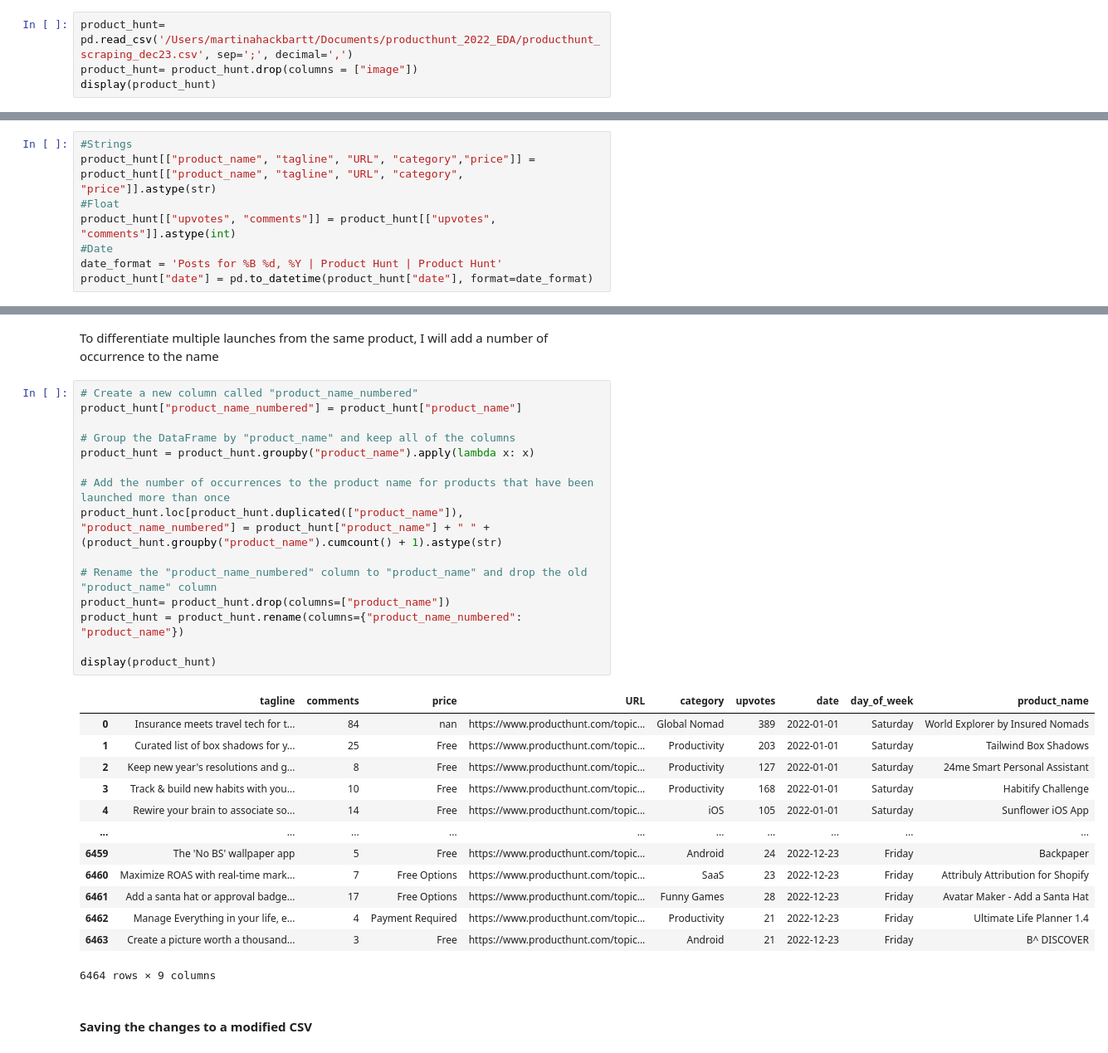
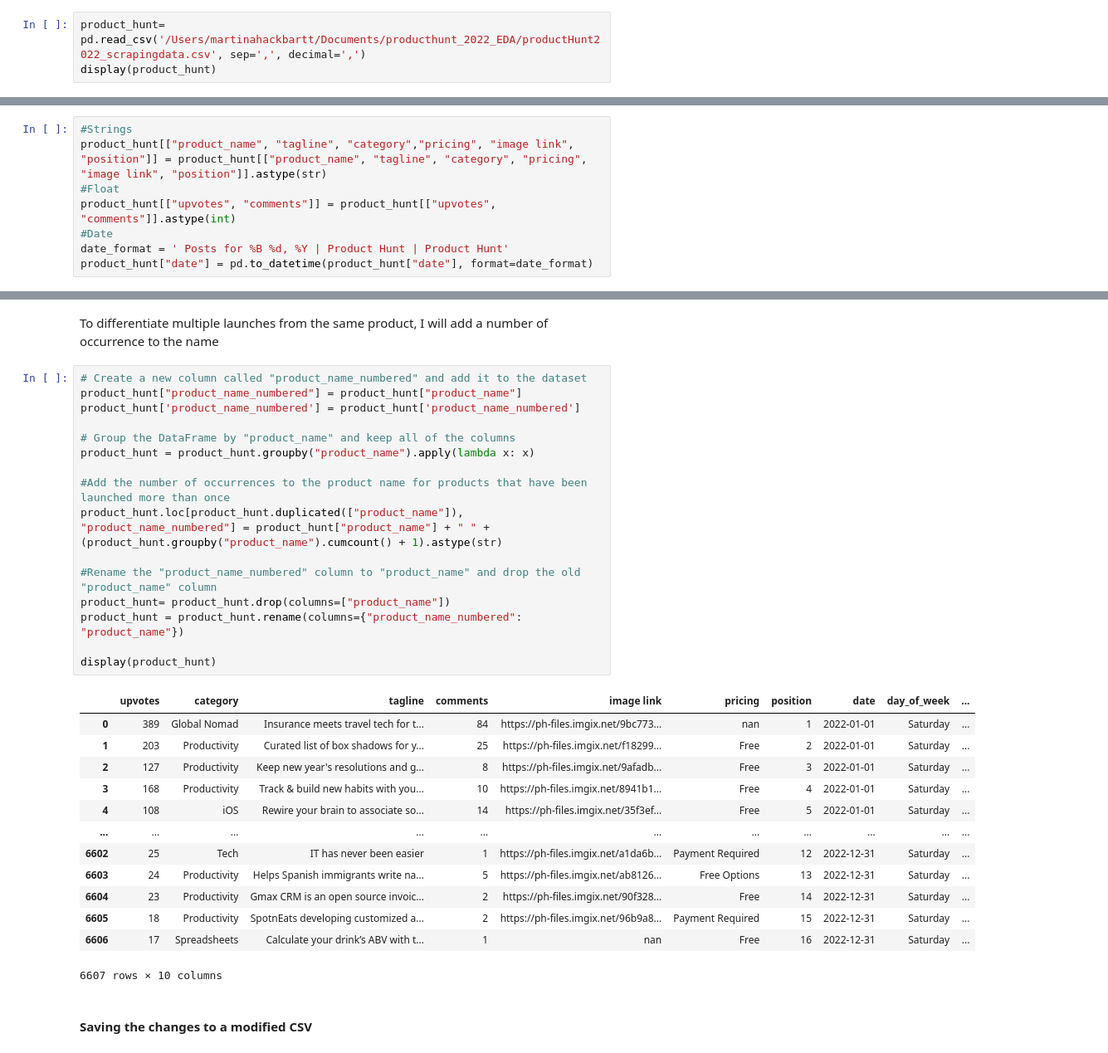
Before and after one commit to martinahackbartt/producthunt_2022_EDA, a Jupyter notebook: productHunt_dataCleaning.ipynb, the cells around one changed output, grey strips where cells are left out. Shown at 83% size. Cells and saved outputs as stored; diff of their text form.

```diff
--- a/productHunt_dataCleaning.ipynb
+++ b/productHunt_dataCleaning.ipynb
@@ -13,5 +13,4 @@ Importing the dataset in csv format. Data extracted from https://www.producthunt
 # %%
-product_hunt= pd.read_csv('/Users/martinahackbartt/Documents/producthunt_2022_EDA/producthunt_scraping_dec23.csv', sep=';', decimal=',')
-product_hunt= product_hunt.drop(columns = ["image"])
+product_hunt= pd.read_csv('/Users/martinahackbartt/Documents/producthunt_2022_EDA/productHunt2022_scrapingdata.csv', sep=',', decimal=',')
 display(product_hunt)
 # %% [output]
@@ -51,10 +51,10 @@ memory usage: 404.1+ KB
 # %%
 #Strings
-product_hunt[["product_name", "tagline", "URL", "category","price"]] = product_hunt[["product_name", "tagline", "URL", "category", "price"]].astype(str)
+product_hunt[["product_name", "tagline", "category","pricing", "image link", "position"]] = product_hunt[["product_name", "tagline", "category", "pricing", "image link", "position"]].astype(str)
 #Float
 product_hunt[["upvotes", "comments"]] = product_hunt[["upvotes", "comments"]].astype(int)
 #Date
-date_format = 'Posts for %B %d, %Y | Product Hunt | Product Hunt'
+date_format = ' Posts for %B %d, %Y | Product Hunt | Product Hunt'
 product_hunt["date"] = pd.to_datetime(product_hunt["date"], format=date_format)
 # %% [markdown]
 Adding a 'day of the week' column which will be used in the visualization
@@ -137,34 +138,35 @@ True
 # %% [markdown]
 To differentiate multiple launches from the same product, I will add a number of occurrence to the name
 # %%
-# Create a new column called "product_name_numbered"
+# Create a new column called "product_name_numbered" and add it to the dataset
 product_hunt["product_name_numbered"] = product_hunt["product_name"]
+product_hunt['product_name_numbered'] = product_hunt['product_name_numbered']
 
 # Group the DataFrame by "product_name" and keep all of the columns
 product_hunt = product_hunt.groupby("product_name").apply(lambda x: x)
 
-# Add the number of occurrences to the product name for products that have been launched more than once
+#Add the number of occurrences to the product name for products that have been launched more than once
 product_hunt.loc[product_hunt.duplicated(["product_name"]), "product_name_numbered"] = product_hunt["product_name"] + " " + (product_hunt.groupby("product_name").cumcount() + 1).astype(str)
 
-# Rename the "product_name_numbered" column to "product_name" and drop the old "product_name" column
+#Rename the "product_name_numbered" column to "product_name" and drop the old "product_name" column
 product_hunt= product_hunt.drop(columns=["product_name"])
 product_hunt = product_hunt.rename(columns={"product_name_numbered": "product_name"})
 
 display(product_hunt)
 # %% [output]
-|  | tagline | comments | price | URL | category | upvotes | date | day_of_week | product_name |
-| 0 | Insurance meets travel tech for t... | 84 | nan | https://www.producthunt.com/topic... | Global Nomad | 389 | 2022-01-01 | Saturday | World Explorer by Insured Nomads |
-| 1 | Curated list of box shadows for y... | 25 | Free | https://www.producthunt.com/topic... | Productivity | 203 | 2022-01-01 | Saturday | Tailwind Box Shadows |
-| 2 | Keep new year's resolutions and g... | 8 | Free | https://www.producthunt.com/topic... | Productivity | 127 | 2022-01-01 | Saturday | 24me Smart Personal Assistant |
-| 3 | Track & build new habits with you... | 10 | Free | https://www.producthunt.com/topic... | Productivity | 168 | 2022-01-01 | Saturday | Habitify Challenge |
-| 4 | Rewire your brain to associate so... | 14 | Free | https://www.producthunt.com/topic... | iOS | 105 | 2022-01-01 | Saturday | Sunflower iOS App |
-| ... | ... | ... | ... | ... | ... | ... | ... | ... | ... |
-| 6459 | The 'No BS' wallpaper app | 5 | Free | https://www.producthunt.com/topic... | Android | 24 | 2022-12-23 | Friday | Backpaper |
-| 6460 | Maximize ROAS with real-time mark... | 7 | Free Options | https://www.producthunt.com/topic... | SaaS | 23 | 2022-12-23 | Friday | Attribuly Attribution for Shopify |
-| 6461 | Add a santa hat or approval badge... | 17 | Free Options | https://www.producthunt.com/topic... | Funny Games | 28 | 2022-12-23 | Friday | Avatar Maker - Add a Santa Hat |
-| 6462 | Manage Everything in your life, e... | 4 | Payment Required | https://www.producthunt.com/topic... | Productivity | 21 | 2022-12-23 | Friday | Ultimate Life Planner 1.4 |
-| 6463 | Create a picture worth a thousand... | 3 | Free | https://www.producthunt.com/topic... | Android | 21 | 2022-12-23 | Friday | B^ DISCOVER |
+|  | upvotes | category | tagline | comments | image link | pricing | position | date | day_of_week | ... |
+| 0 | 389 | Global Nomad | Insurance meets travel tech for t... | 84 | https://ph-files.imgix.net/9bc773... | nan | 1 | 2022-01-01 | Saturday | ... |
+| 1 | 203 | Productivity | Curated list of box shadows for y... | 25 | https://ph-files.imgix.net/f18299... | Free | 2 | 2022-01-01 | Saturday | ... |
+| 2 | 127 | Productivity | Keep new year's resolutions and g... | 8 | https://ph-files.imgix.net/9afadb... | Free | 3 | 2022-01-01 | Saturday | ... |
+| 3 | 168 | Productivity | Track & build new habits with you... | 10 | https://ph-files.imgix.net/8941b1... | Free | 4 | 2022-01-01 | Saturday | ... |
+| 4 | 108 | iOS | Rewire your brain to associate so... | 14 | https://ph-files.imgix.net/35f3ef... | Free | 5 | 2022-01-01 | Saturday | ... |
+| ... | ... | ... | ... | ... | ... | ... | ... | ... | ... | ... |
+| 6602 | 25 | Tech | IT has never been easier | 1 | https://ph-files.imgix.net/a1da6b... | Payment Required | 12 | 2022-12-31 | Saturday | ... |
+| 6603 | 24 | Productivity | Helps Spanish immigrants write na... | 5 | https://ph-files.imgix.net/ab8126... | Free Options | 13 | 2022-12-31 | Saturday | ... |
+| 6604 | 23 | Productivity | Gmax CRM is an open source invoic... | 2 | https://ph-files.imgix.net/90f328... | Free | 14 | 2022-12-31 | Saturday | ... |
+| 6605 | 18 | Productivity | SpotnEats developing customized a... | 2 | https://ph-files.imgix.net/96b9a8... | Payment Required | 15 | 2022-12-31 | Saturday | ... |
+| 6606 | 17 | Spreadsheets | Calculate your drink’s ABV with t... | 1 | nan | Free | 16 | 2022-12-31 | Saturday | ... |
-6464 rows × 9 columns
+6607 rows × 10 columns
 # %% [markdown]
 #### Saving the changes to a modified CSV
 # %%
```
Also changed, not shown: parts of 9 cells of this notebook, 1 other file.
